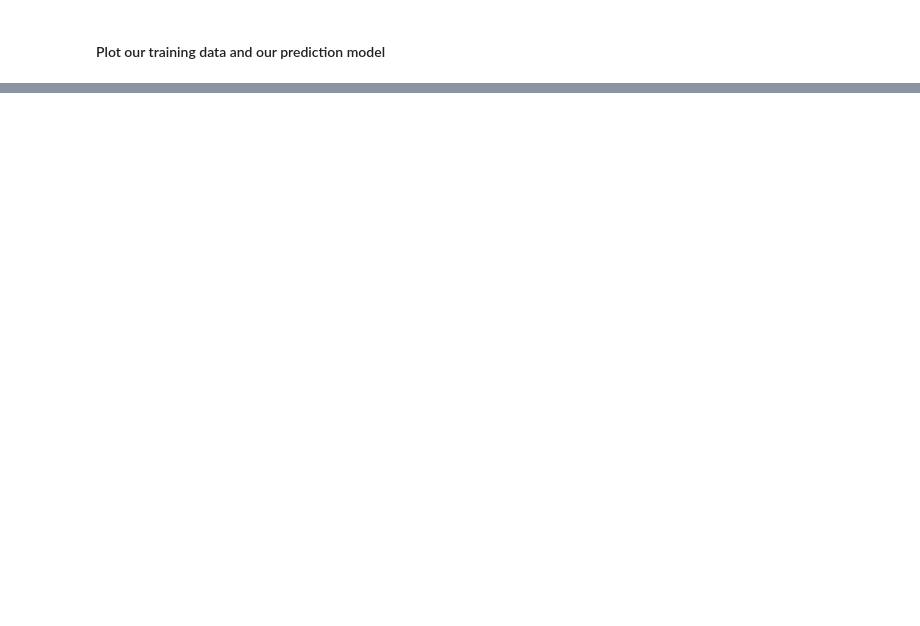
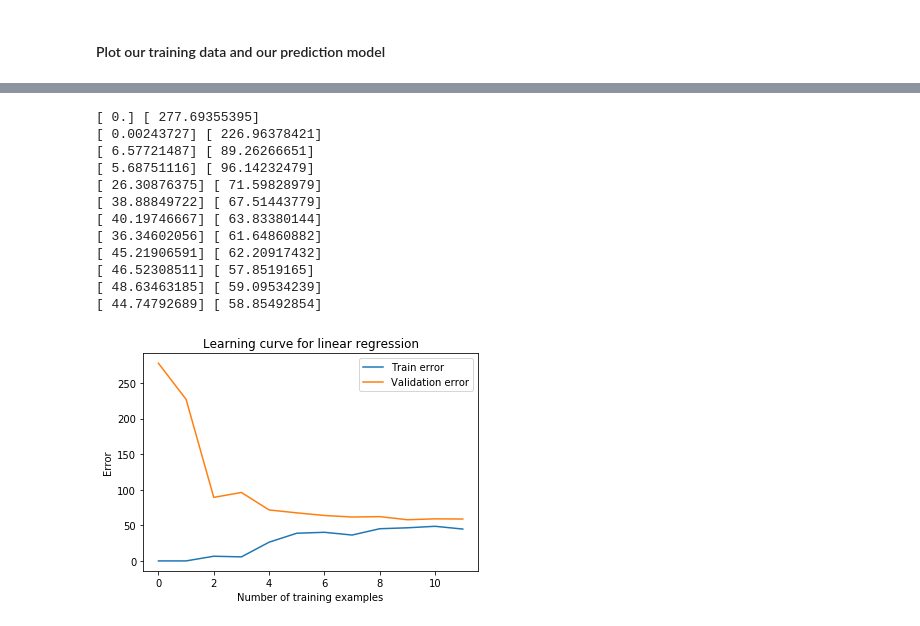
Before and after one commit to locluthor/Machine_Learning, a Jupyter notebook: Bias_Variance_Trade-off.ipynb, the cells around one changed output, grey strips where cells are left out. Cells and saved outputs as stored; diff of their text form; code cells hidden in the pictures; blank space fills up the shorter version.

```diff
--- a/Bias_Variance_Trade-off.ipynb
+++ b/Bias_Variance_Trade-off.ipynb
@@ -130,0 +232,40 @@ plt.show()
+# %%
+def sk_learning_curve(X, y, Xval, yval, lbd):
+    m,_ = X.shape
+    err_train = np.zeros((m, 1))
+    err_validate = np.zeros((m, 1))
+    lr = Ridge(alpha=lbd)
+    for i in range(m):
+        lr.fit(X[0:i+1,:], y[0:i+1])
+        err_train[i] = mean_squared_error(lr.predict(X[0:i+1,:]), y[0:i+1])
+        err_validate[i] = mean_squared_error(lr.predict(Xval), yval)
+
+    return (err_train, err_validate)
+# %%
+def visualize_learning_curve(X, y, X_val, y_val, lbd=0):
+    err_train, error_validate = sk_learning_curve(X, y, X_val, y_val, lbd)
+    for i in range(err_train.shape[0]):
+        print(err_train[i], error_validate[i])
+    plt.plot(range(err_train.shape[0]), err_train)
+    plt.plot(range(error_validate.shape[0]), error_validate)
+    plt.legend(["Train error", "Validation error"])
+    plt.title('Learning curve for linear regression')
+    plt.xlabel('Number of training examples')
+    plt.ylabel('Error')
+    plt.show()
+# %%
+visualize_learning_curve(X, y, X_val, y_val, 10)
+# %% [output]
+[ 0.] [ 277.69355395]
+[ 0.00243727] [ 226.96378421]
+[ 6.57721487] [ 89.26266651]
+[ 5.68751116] [ 96.14232479]
+[ 26.30876375] [ 71.59828979]
+[ 38.88849722] [ 67.51443779]
+[ 40.19746667] [ 63.83380144]
+[ 36.34602056] [ 61.64860882]
+[ 45.21906591] [ 62.20917432]
+[ 46.52308511] [ 57.8519165]
+[ 48.63463185] [ 59.09534239]
+[ 44.74792689] [ 58.85492854]
+[figure, added]
```
Also changed, not shown: parts of 23 cells of this notebook.
